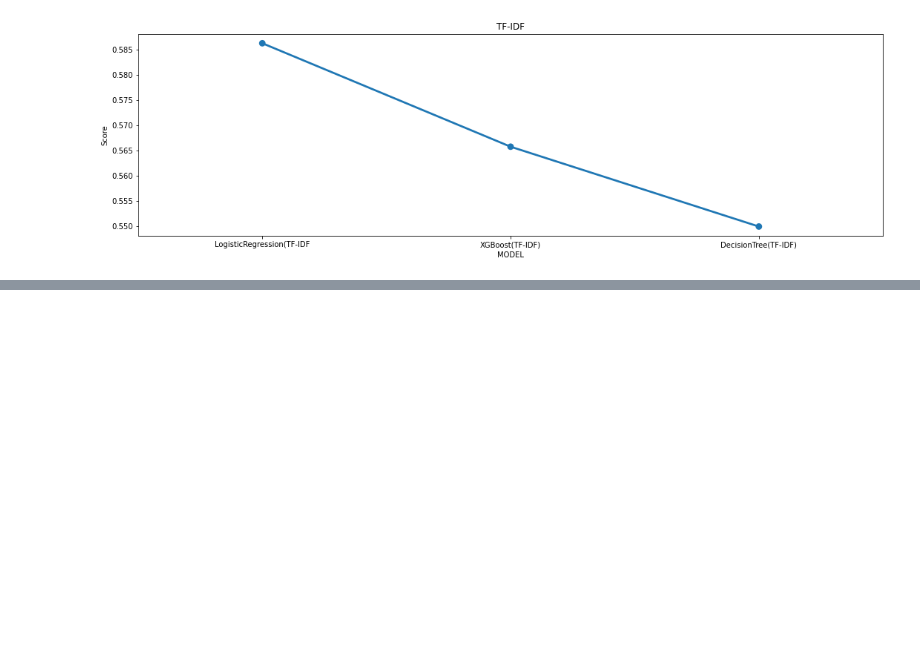
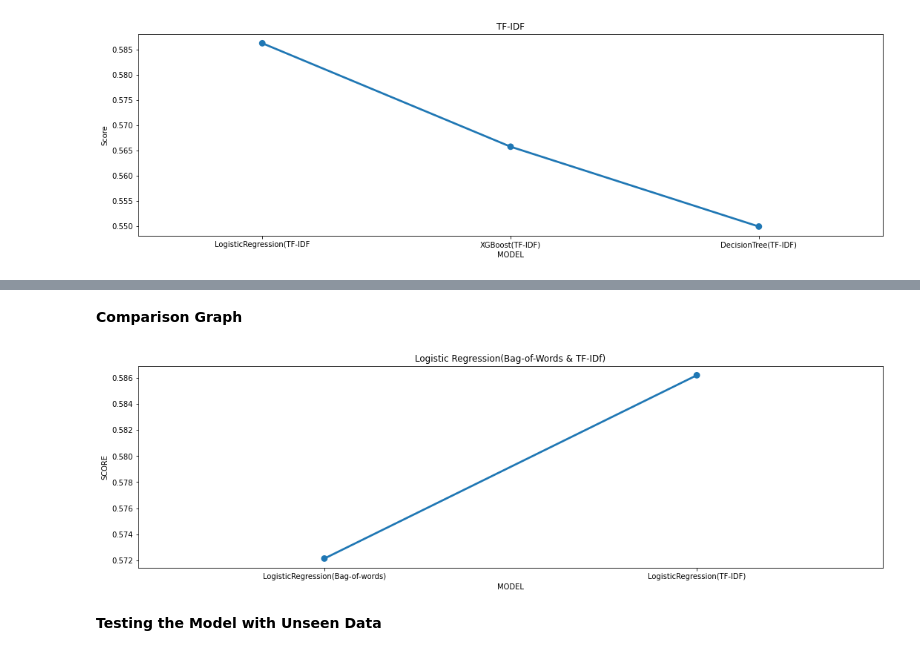
Before and after one commit to sunnylistax25/SentimentAnalysis, a Jupyter notebook: SentimentAnalysis.ipynb, the cells around one changed output, grey strips where cells are left out. Drawn from its saved outputs; the diff is of its cells as text; code cells hidden in the pictures; blank space fills up the shorter version.

```diff
--- a/SentimentAnalysis.ipynb
+++ b/SentimentAnalysis.ipynb
@@ -780 +780,17 @@ compare_best.T
 | F1_Score | 0.572135 | 0.586207 |
+# %% [markdown]
+**Comparison Graph**
+# %%
+plt.figure(figsize=(18,5))
+
+sns.pointplot(x='Model', y='F1_Score', data=compare_best)
+
+plt.title('Logistic Regression(Bag-of-Words & TF-IDf)')
+plt.xlabel('MODEL')
+plt.ylabel('SCORE')
+
+plt.show()
+# %% [output]
+[figure, added]
+# %% [markdown]
+**Testing the Model with Unseen Data**
```
Also changed, not shown: parts of 3 cells of this notebook.
